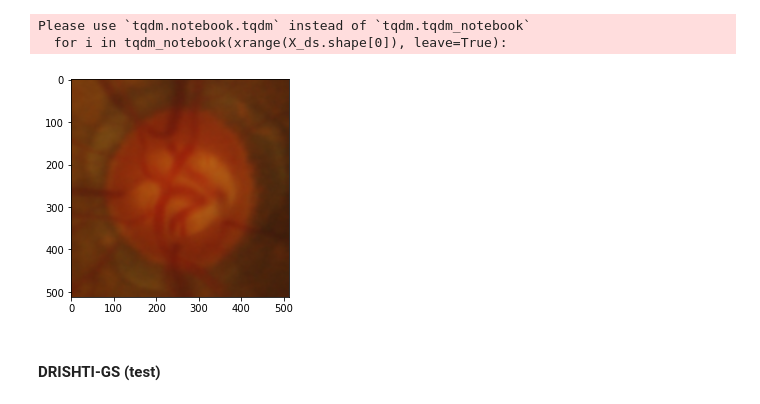
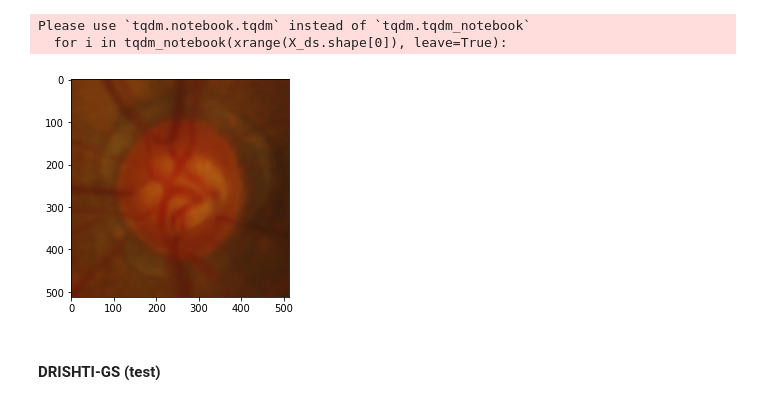
Before and after one commit to roaurelio/unet, a Jupyter notebook: scripts/Organize datasets.ipynb, the cells around one changed output. Drawn from its saved outputs; the diff is of its cells as text; code cells hidden in the pictures.

```diff
--- a/scripts/Organize datasets.ipynb
+++ b/scripts/Organize datasets.ipynb
@@ -115,7 +115,7 @@ Copying cup for DRISHTI-GS, resolution 256
 
 Copying cup for DRISHTI-GS, resolution 128
 # %%
-gap = 50
+gap = 70
 standard_res = (512, 512)
 X_ds = h5f["DRISHTI-GS/512 px/images"]
 disc_ds = h5f["DRISHTI-GS/512 px/disc"]
@@ -158,14 +158,14 @@ for i in tqdm_notebook(xrange(X_ds.shape[0]), leave=True):
     disc_cropped.append(disc_cur_cropped)
 
 h5f['DRISHTI-GS/512 px/disc_locations'] = disc_locations
-#h5f['DRISHTI-GS/512 px/img_cropped'] = img_cropped
-#h5f['DRISHTI-GS/512 px/cup_cropped'] = cup_cropped
-#h5f['DRISHTI-GS/512 px/disc_cropped'] = disc_cropped
+h5f['DRISHTI-GS/512 px/img_cropped'] = img_cropped
+h5f['DRISHTI-GS/512 px/cup_cropped'] = cup_cropped
+h5f['DRISHTI-GS/512 px/disc_cropped'] = disc_cropped
 # %% [output]
 Please use `tqdm.notebook.tqdm` instead of `tqdm.tqdm_notebook`
   for i in tqdm_notebook(xrange(X_ds.shape[0]), leave=True):
 # %%
-gap = 20
+gap = 30
 disc_locations = np.empty((X_ds.shape[0], 4), dtype=np.int64)
 
 img_cropped = []
@@ -202,18 +202,18 @@ for i in tqdm_notebook(xrange(X_ds.shape[0]), leave=True):
     cup_cropped.append(cup_cur_cropped)
     disc_cropped.append(disc_cur_cropped)
 
-h5f['DRISHTI-GS/512 px/disc_locations_20'] = disc_locations
-h5f['DRISHTI-GS/512 px/img_cropped_20'] = img_cropped
-#h5f['DRISHTI-GS/512 px/cup_cropped'] = cup_cropped
-#h5f['DRISHTI-GS/512 px/disc_cropped'] = disc_cropped
+h5f['DRISHTI-GS/512 px/disc_locations_30'] = disc_locations
+h5f['DRISHTI-GS/512 px/img_cropped_30'] = img_cropped
+h5f['DRISHTI-GS/512 px/cup_cropped_30'] = cup_cropped
+h5f['DRISHTI-GS/512 px/disc_cropped_30'] = disc_cropped
 # %% [output]
 Please use `tqdm.notebook.tqdm` instead of `tqdm.tqdm_notebook`
   for i in tqdm_notebook(xrange(X_ds.shape[0]), leave=True):
 # %%
-plt.imshow(h5f['DRISHTI-GS/512 px/img_cropped_20'][9])
+plt.imshow(h5f['DRISHTI-GS/512 px/img_cropped_30'][9])
 plt.show()
 # %% [output]
-[figure, old version]
+[figure, new version]
 # %% [markdown]
 #### DRISHTI-GS (test)
 # %%
```
Also changed, not shown: parts of 2 cells of this notebook, 8 other files.
